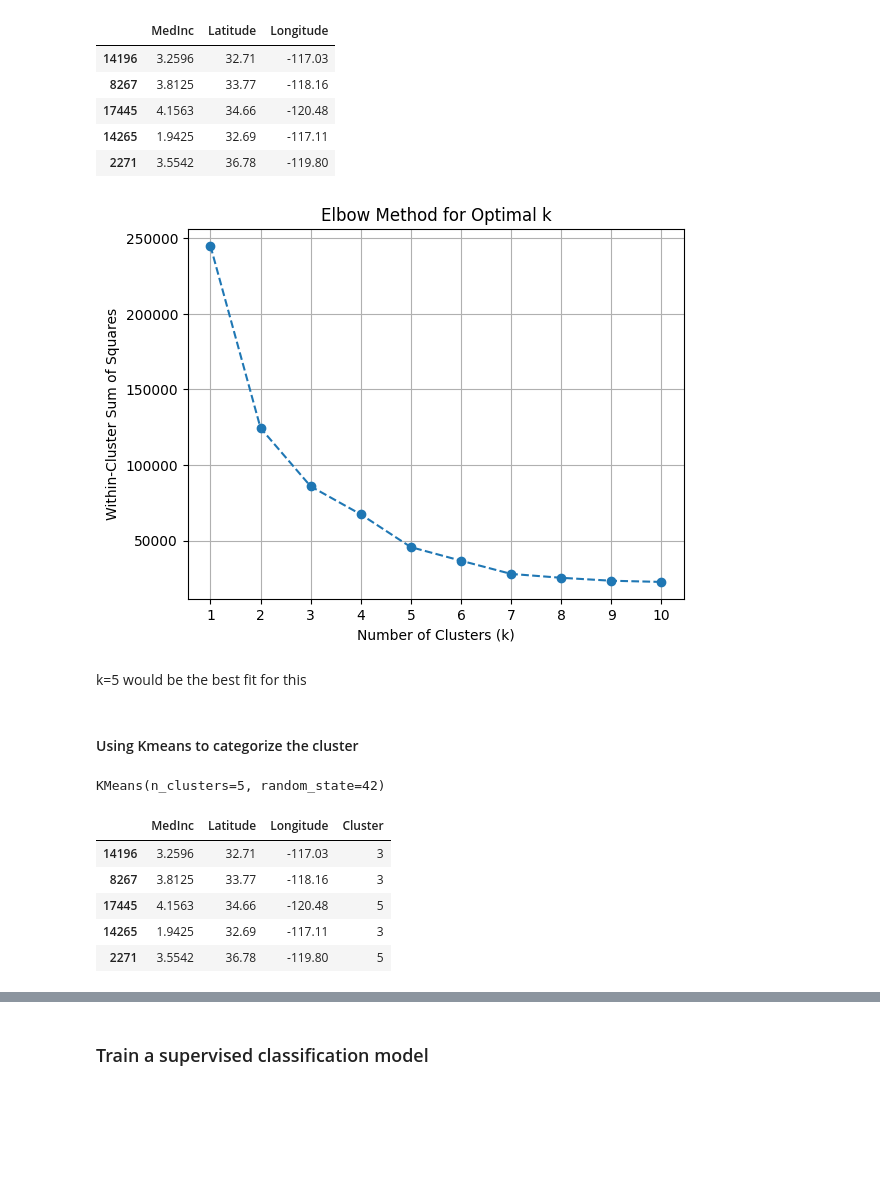
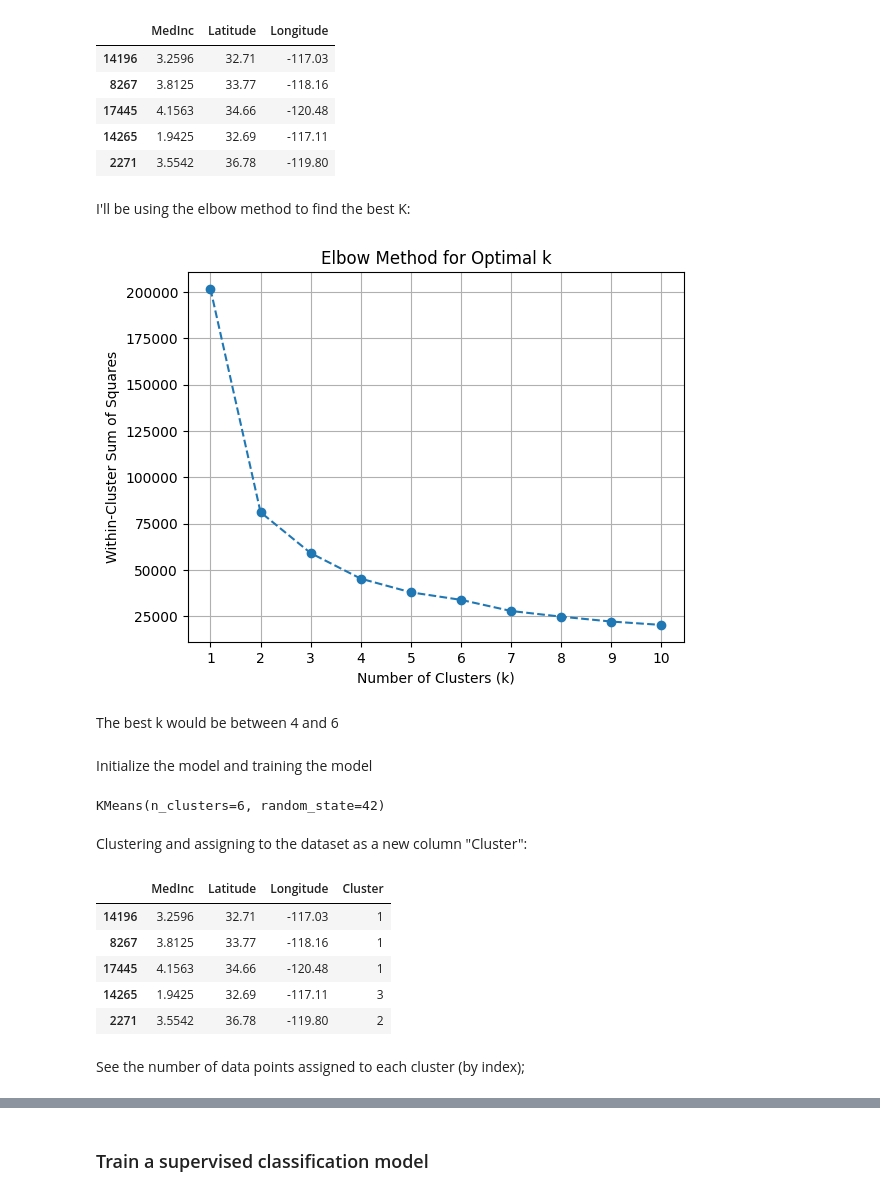
Before and after one commit to susanaf2000/California-Housing-K-means_Project, a Jupyter notebook: src/Project.ipynb, the cells around one changed output, grey strips where cells are left out. Drawn from its saved outputs; the diff is of its cells as text; code cells hidden in the pictures; blank space fills up the shorter version.

```diff
--- a/src/Project.ipynb
+++ b/src/Project.ipynb
@@ -60,44 +62,47 @@ X_train.head()
 | 17445 | 4.1563 | 34.66 | -120.48 |
 | 14265 | 1.9425 | 32.69 | -117.11 |
 | 2271 | 3.5542 | 36.78 | -119.80 |
+# %% [markdown]
+I'll be using the elbow method to find the best K:
 # %%
-from sklearn.cluster import KMeans
-
-wcss = []
-for k in range(1, 11):
-    kmeans = KMeans(n_clusters=k, random_state=42)
+SSE = []
+for k in range(1, 20):
+    kmeans = KMeans(n_jobs= -1, n_clusters=k, random_state=42)
     kmeans.fit(X_train)
-    wcss.append(kmeans.inertia_)
+    SSE.append(kmeans.inertia_)
 
 # Plot the elbow curve
-plt.plot(range(1, 11), wcss, marker='o', linestyle='--')
-plt.xlabel('Number of Clusters (k)')
-plt.ylabel('Within-Cluster Sum of Squares')
+plt.plot(range(1, 20), SSE, marker='o', linestyle='--')
+plt.xlabel('Number of Clusters')
+plt.ylabel('Inertia')
 plt.title('Elbow Method for Optimal k')
 plt.xticks(range(1, 11))
 plt.grid(True)
 plt.show()
 # %% [output]
-[figure, old version]
+[figure, new version]
-# %% [markdown]
-k=5 would be the best fit for this
-# %% [markdown]
-#### Using Kmeans to categorize the cluster
+# %% [markdown]
+The best k would be between 4 and 6
+# %% [markdown]
+Initialize the model and training the model
 # %%
-from sklearn.cluster import KMeans
-
-model = KMeans(n_clusters=5, random_state=42)
+model = KMeans(n_clusters=6, random_state=42)
 
 model.fit(X_train)
 # %% [output]
-KMeans(n_clusters=5, random_state=42)
+KMeans(n_clusters=6, random_state=42)
+# %% [markdown]
+Clustering and assigning to the dataset as a new column "Cluster":
 # %%
-X_train["Cluster"] = list(model.labels_)
+y_train = list(model.labels_)
+X_train["Cluster"] = y_train
 X_train.head()
 # %% [output]
 |  | MedInc | Latitude | Longitude | Cluster |
-| 14196 | 3.2596 | 32.71 | -117.03 | 3 |
-| 8267 | 3.8125 | 33.77 | -118.16 | 3 |
-| 17445 | 4.1563 | 34.66 | -120.48 | 5 |
+| 14196 | 3.2596 | 32.71 | -117.03 | 1 |
+| 8267 | 3.8125 | 33.77 | -118.16 | 1 |
+| 17445 | 4.1563 | 34.66 | -120.48 | 1 |
 | 14265 | 1.9425 | 32.69 | -117.11 | 3 |
-| 2271 | 3.5542 | 36.78 | -119.80 | 5 |
+| 2271 | 3.5542 | 36.78 | -119.80 | 2 |
+# %% [markdown]
+See the number of data points assigned to each cluster (by index);
```
Also changed, not shown: parts of 18 cells of this notebook.
